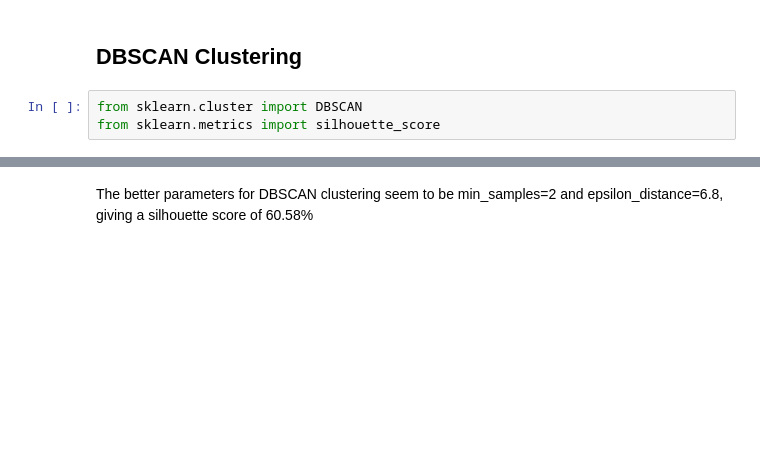
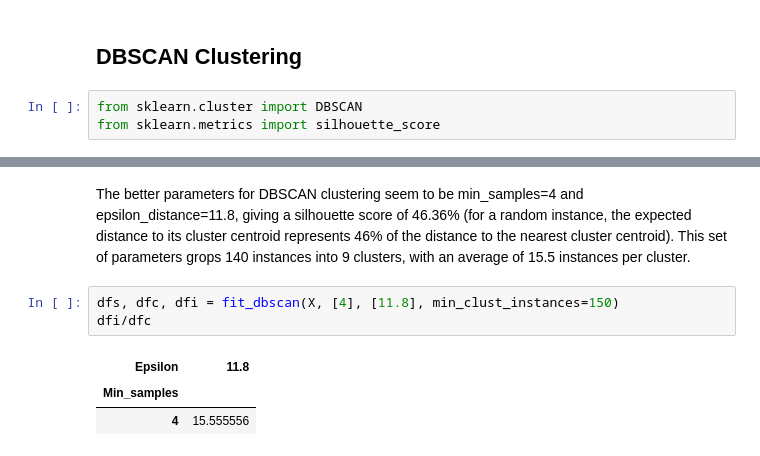
Before and after one commit to EstebanBrito/xai-ucm-unsup, a Jupyter notebook: notebooks/FeatsClustering.ipynb, the cells around one changed output, grey strips where cells are left out. Drawn from its saved outputs; the diff is of its cells as text; blank space fills up the shorter version.

```diff
--- a/notebooks/FeatsClustering.ipynb
+++ b/notebooks/FeatsClustering.ipynb
@@ -257,2 +257,9 @@ dfs
 # %% [markdown]
-The better parameters for DBSCAN clustering seem to be min_samples=2 and epsilon_distance=6.8, giving a silhouette score of 60.58%
+The better parameters for DBSCAN clustering seem to be min_samples=4 and epsilon_distance=11.8, giving a silhouette score of 46.36% (for a random instance, the expected distance to its cluster centroid represents 46% of the distance to the nearest cluster centroid). This set of parameters grops 140 instances into 9 clusters, with an average of 15.5 instances per cluster.
+# %%
+dfs, dfc, dfi = fit_dbscan(X, [4], [11.8], min_clust_instances=150)
+dfi/dfc
+# %% [output]
+| Epsilon | 11.8 |
+| Min_samples |  |
+| 4 | 15.555556 |
```
Also changed, not shown: parts of 8 cells of this notebook, 2 other files.
